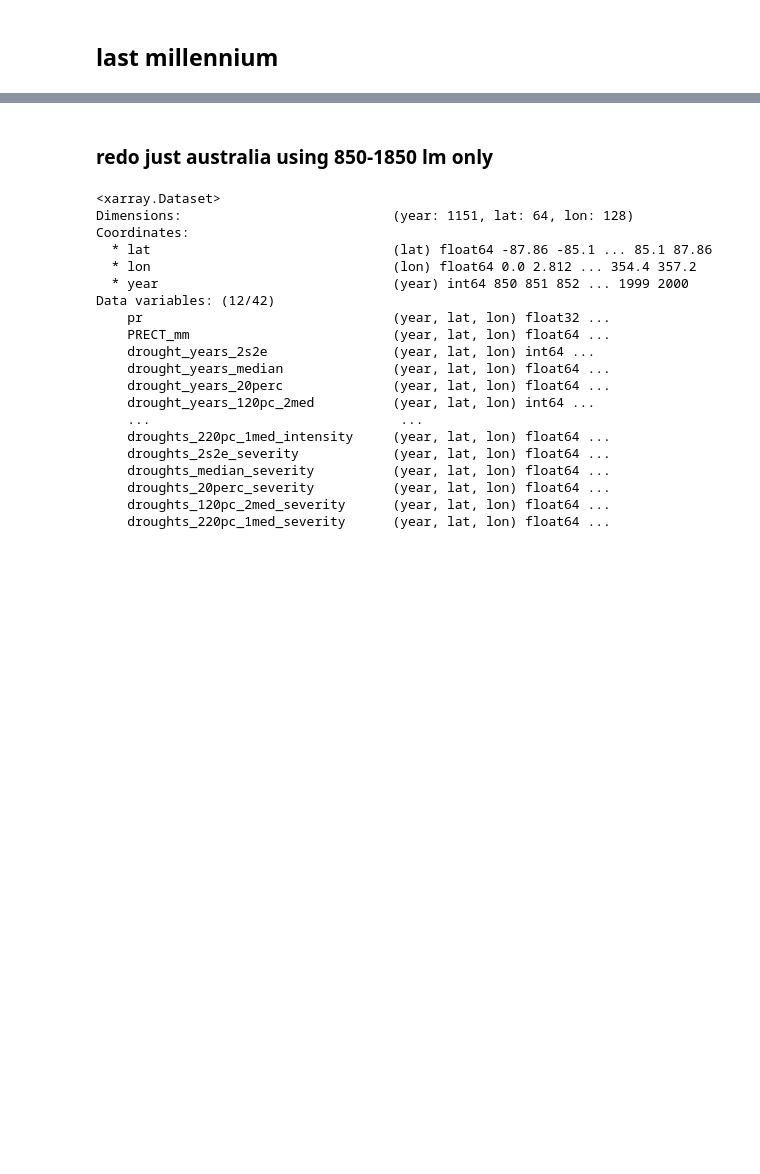
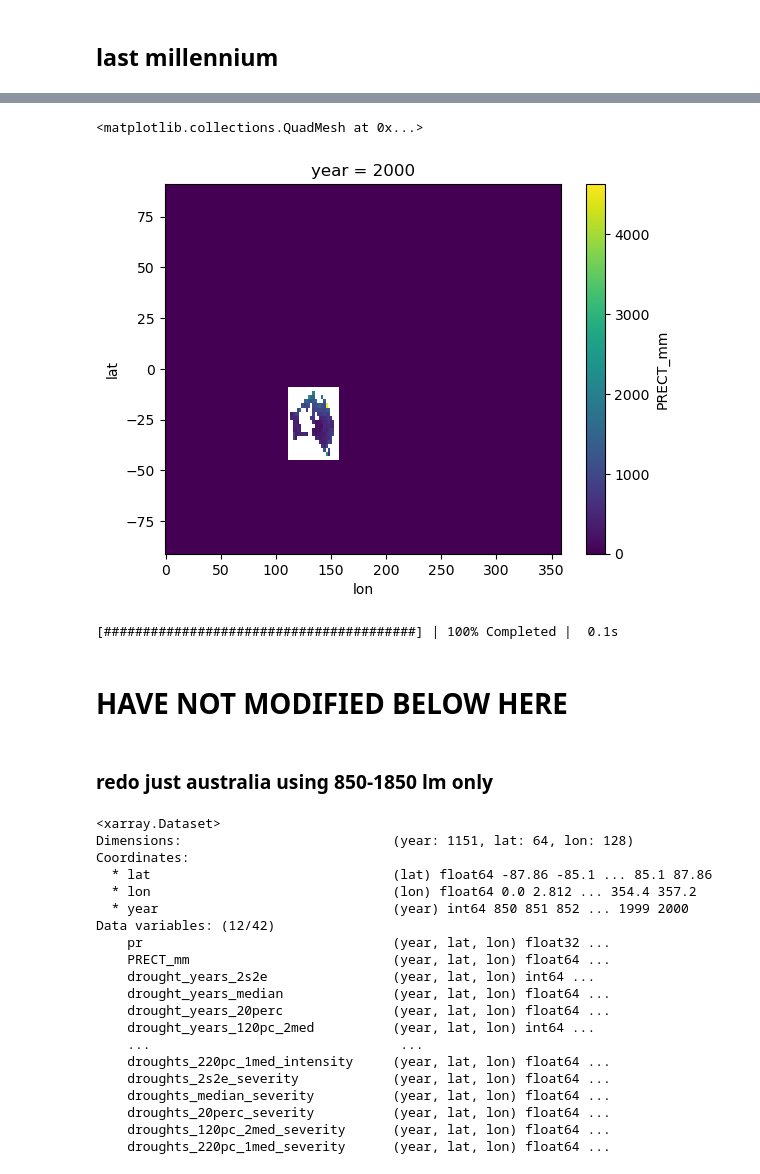
Before and after one commit to nickywright/aus-droughts-last-millennium, a Jupyter notebook: analysis/regrid for ensemble means.ipynb, the cells around one changed output, grey strips where cells are left out. Cells and saved outputs as stored; diff of their text form; code cells hidden in the pictures; blank space fills up the shorter version.

Commit message:
regrid files

```diff
--- a/analysis/regrid for ensemble means.ipynb
+++ b/analysis/regrid for ensemble means.ipynb
@@ -271,0 +712,2 @@ giss_all_precip_lm_annual_mean = giss_all_precip_lm_annual.mean(dim='en')
+# %%
+awap_rg  = regrid_files(awap)
@@ -272,3 +734,14 @@ giss_all_precip_lm_annual_mean = giss_all_precip_lm_annual.mean(dim='en')
+# %%
+awap_rg.PRECT_mm[-1].plot()
+# %% [output]
+<matplotlib.collections.QuadMesh at 0x...>
+[figure, added]
+# %%
+save_netcdf_compression(awap_rg, regridded_hist_output_dir, 'awap_gf_annual_2d.nc')
+# %% [output]
+[########################################] | 100% Completed |  0.1s
+# %% [markdown]
+# HAVE NOT MODIFIED BELOW HERE
 # %% [markdown]
 ### redo just australia using 850-1850 lm only
 # %%
```
Also changed, not shown: parts of 60 cells of this notebook, 1 other file.
